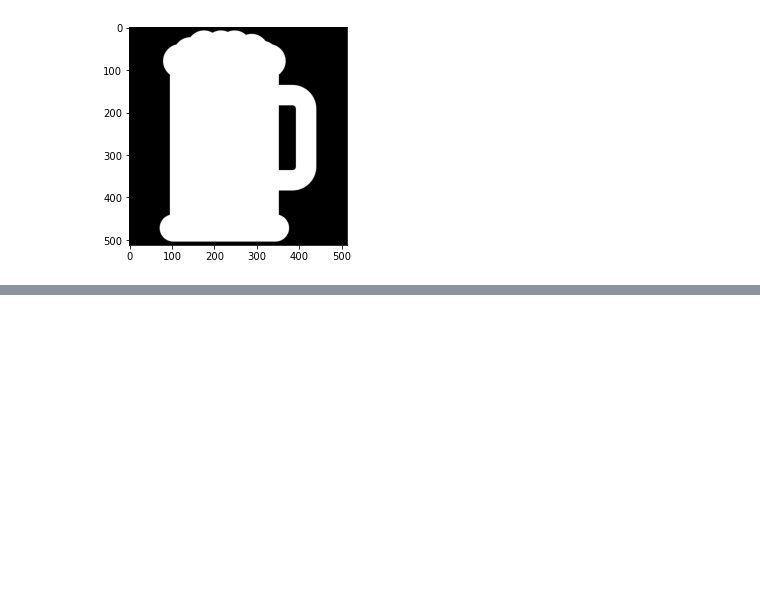
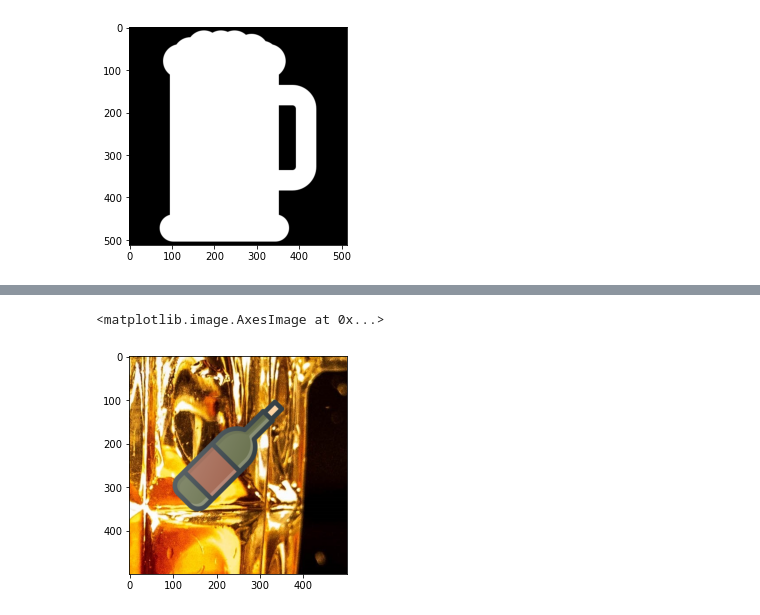
Before and after one commit to Carlosriosch/FiltersForSelfies, a Jupyter notebook: imagenes.ipynb, the cells around one changed output, grey strips where cells are left out. Cells and saved outputs as stored; diff of their text form; code cells hidden in the pictures; blank space fills up the shorter version.

```diff
--- a/imagenes.ipynb
+++ b/imagenes.ipynb
@@ -23,0 +48,18 @@ y=1000
+# %%
+cerveza_con_mascara2 = cerjpg.copy()
+# %%
+opacidad_stack=np.stack([opacidad, opacidad, opacidad], axis=-1)
+# %%
+#normalizamos la opacidad
+opacidad=vinito[:,:,3]/255
+im3ch=np.zeros((vinito.shape[0], vinito.shape[1], 3)) #imagen 3 canales
+im3ch[:,:,0]=vinito[:,:,0]*opacidad
+im3ch[:,:,1]=vinito[:,:,1]*opacidad
+im3ch[:,:,2]=vinito[:,:,2]*opacidad
+
+cerveza_con_mascara2[y:y+256, x:x+256, :]= (1-opacidad_stack)*cerveza_con_mascara2[y:y+256, x:x+256, :]+im3ch
+# %%
+plt.imshow(cerveza_con_mascara2[1900:2400, 1900:2400,:])
+# %% [output]
+<matplotlib.image.AxesImage at 0x...>
+[figure, added]
```
Also changed, not shown: parts of 12 cells of this notebook, 4 other files.
